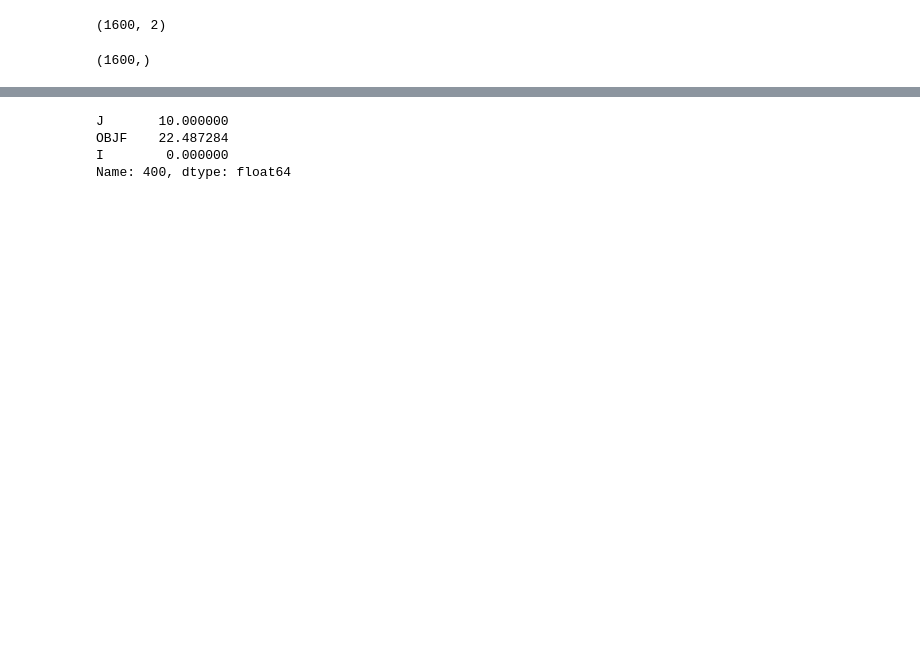
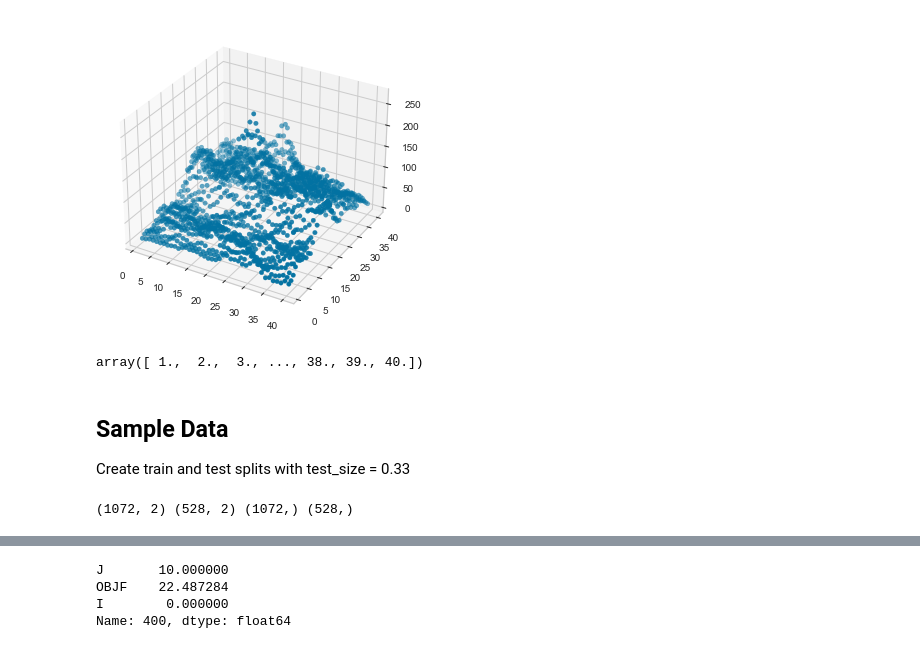
Before and after one commit to jeosol/ml_reviews, a Jupyter notebook: surrogate_models/surrogate_model.ipynb, the cells around one changed output, grey strips where cells are left out. Cells and saved outputs as stored; diff of their text form; code cells hidden in the pictures; blank space fills up the shorter version.

```diff
--- a/surrogate_models/surrogate_model.ipynb
+++ b/surrogate_models/surrogate_model.ipynb
@@ -13,15 +51,22 @@ num_rows, num_cols = 40, 40
 # %%
-# read the datda
-data = pd.read_csv('obj_surface_data.csv')
+# plot the full surface
 X = data.iloc[:,0:2]
 y = data.iloc[:,-1]
+plot_data(X, y)
+# %% [output]
+[figure, added]
-# %%
-X.shape
-# %% [output]
-(1600, 2)
-# %%
-y.shape
-# %% [output]
-(1600,)
+# %%
+X.iloc[:,0].values
+# %% [output]
+array([ 1.,  2.,  3., ..., 38., 39., 40.])
+# %% [markdown]
+## Sample Data
+
+Create train and test splits with test_size = 0.33
 # %%
 X_train, X_test, y_train, y_test = train_test_split(X, y, test_size=0.33, random_state=1)
+# %%
+# view the size of the train and test dataset
+print(X_train.shape, X_test.shape, y_train.shape, y_test.shape)
+# %% [output]
+(1072, 2) (528, 2) (1072,) (528,)
```
Also changed, not shown: parts of 13 cells of this notebook.
